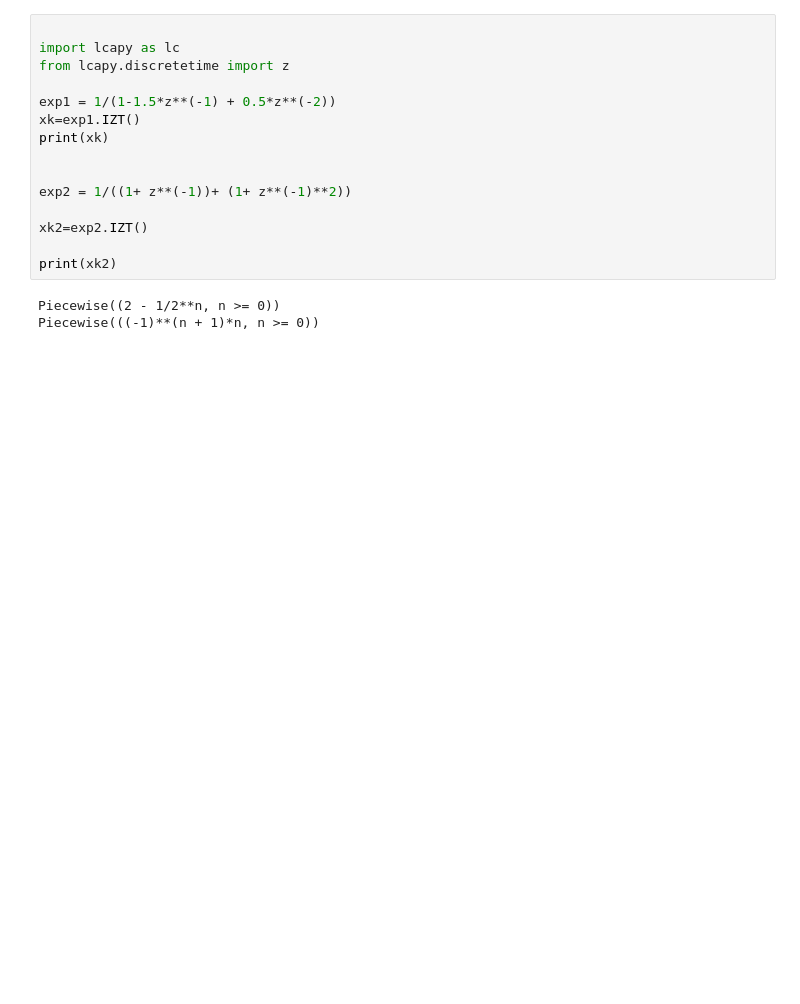
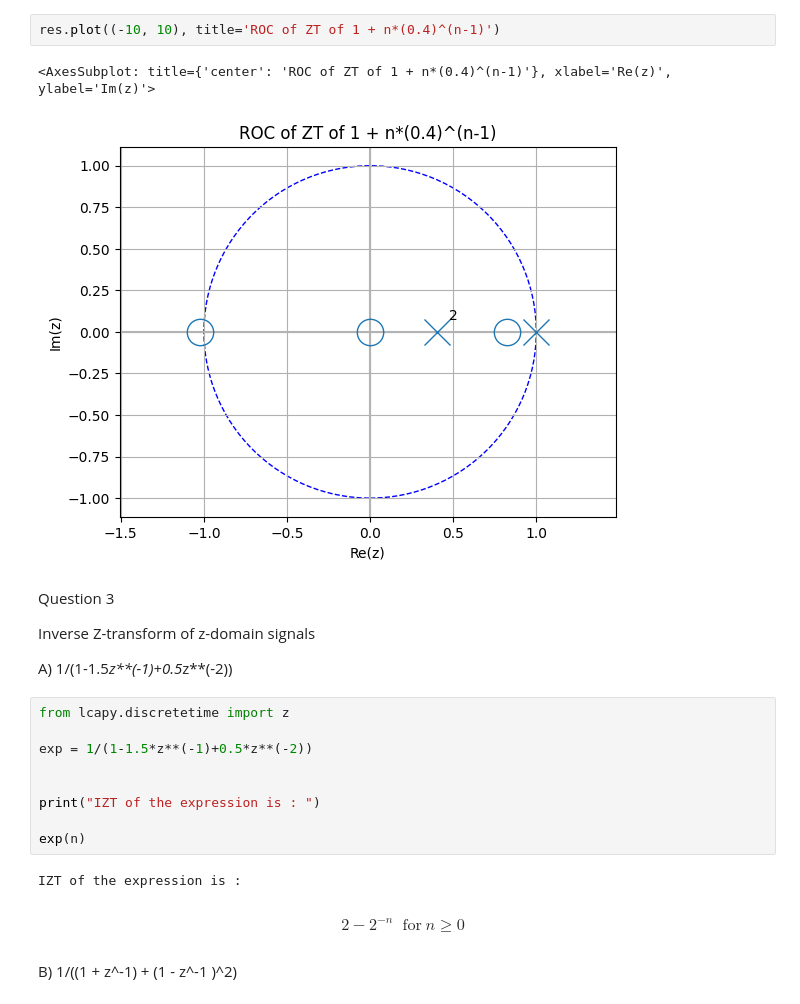
Before and after one commit to Shubham-Rasal/assignments_python, a Jupyter notebook: signals/assignment7.ipynb, the cells around one changed output. Drawn from its saved outputs; the diff is of its cells as text; blank space fills up the shorter version.

```diff
--- a/signals/assignment7.ipynb
+++ b/signals/assignment7.ipynb
@@ -68,18 +156,25 @@ print(res2)
+# %%
+res.plot((-10, 10), title='ROC of ZT of 1 + n*(0.4)^(n-1)')
+# %% [output]
+<AxesSubplot: title={'center': 'ROC of ZT of 1 + n*(0.4)^(n-1)'}, xlabel='Re(z)', ylabel='Im(z)'>
+[figure, added]
+# %% [markdown]
+Question 3
+
+Inverse Z-transform of z-domain signals
+
+A) 1/(1-1.5*z**(-1)+0.5*z**(-2))
 # %%
-
-import lcapy as lc
 from lcapy.discretetime import z
 
-exp1 = 1/(1-1.5*z**(-1) + 0.5*z**(-2))
-xk=exp1.IZT()
-print(xk)
+exp = 1/(1-1.5*z**(-1)+0.5*z**(-2))
 
 
-exp2 = 1/((1+ z**(-1))+ (1+ z**(-1)**2))
+print("IZT of the expression is : ")
 
-xk2=exp2.IZT()
-
-print(xk2)
+exp(n)
 # %% [output]
-Piecewise((2 - 1/2**n, n >= 0))
-Piecewise(((-1)**(n + 1)*n, n >= 0))
+IZT of the expression is :
+$$2 - 2^{- n} \;\; \text{for}\: n \geq 0$$
+# %% [markdown]
+B) 1/((1 + z^-1) + (1 - z^-1 )^2)
```
Also changed, not shown: parts of 23 cells of this notebook, 21 other files.
